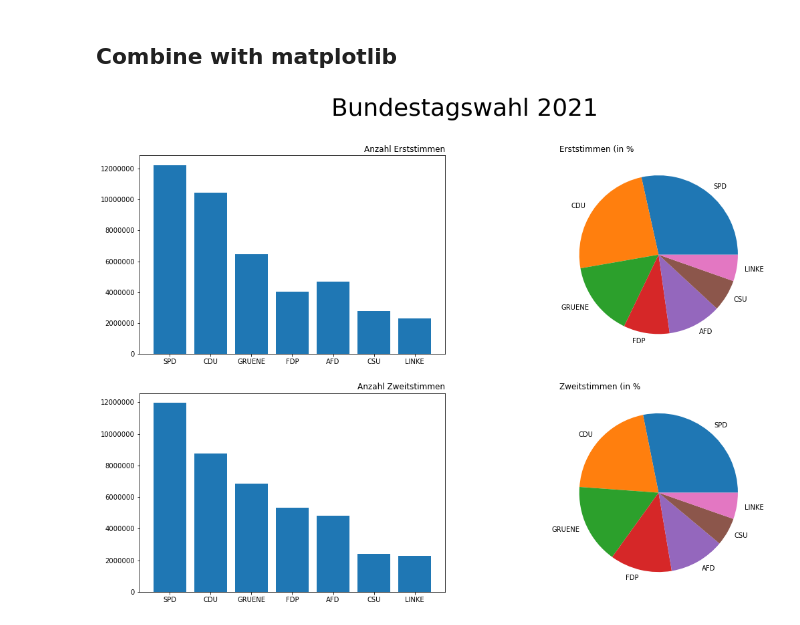
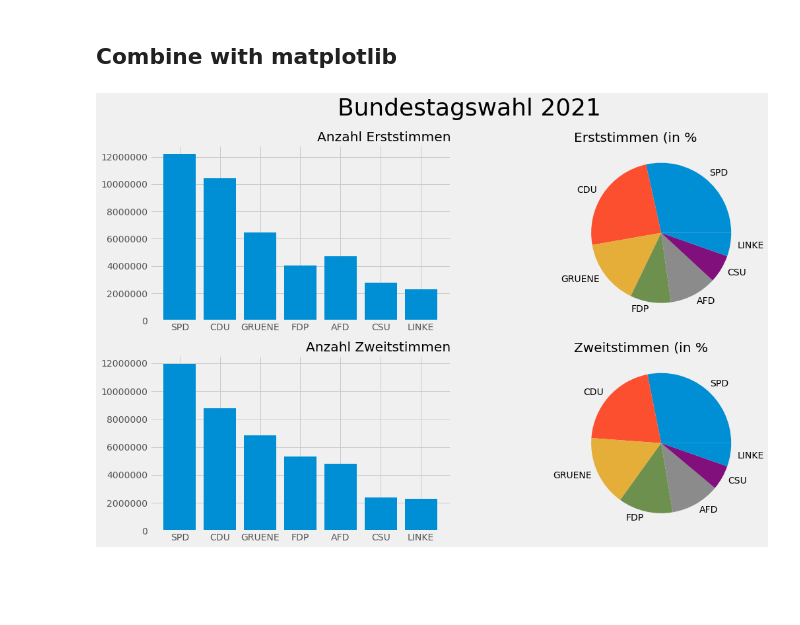
Before and after one commit to roman91DE/machine-learning, a Jupyter notebook: data-analytics/main.ipynb, the cells around one changed output. Drawn from its saved outputs; the diff is of its cells as text; code cells hidden in the pictures; blank space fills up the shorter version.

```diff
--- a/data-analytics/main.ipynb
+++ b/data-analytics/main.ipynb
@@ -141,23 +161,24 @@ print(
 # %%
 fig, axes = plt.subplots(nrows=2, ncols=2)
 
 # erststimmen
 axes[0][0].bar(df.index, df["erststimmen"])
 axes[0][0].set_title("Anzahl Erststimmen", loc="right")
 axes[0][0].yaxis.set_major_formatter(plt.FormatStrFormatter('%.0f'))    # use a formatter for standard int notation instead of scientific
 
 axes[0][1].pie(df["erststimmen_prozent"], labels=df.index)
 axes[0][1].set_title("Erststimmen (in %", loc="left")
 
 # zweitstimmen
 axes[1][0].bar(df.index, df["zweitstimmen"])
 axes[1][0].set_title("Anzahl Zweitstimmen", loc="right")
 axes[1][0].yaxis.set_major_formatter(plt.FormatStrFormatter('%.0f'))
 
 axes[1][1].pie(df["zweitstimmen_prozent"], labels=df.index)
 axes[1][1].set_title("Zweitstimmen (in %", loc="left")
 
 fig.suptitle("Bundestagswahl 2021", fontsize=36)                # figure super title
-fig.set_size_inches(18,12)
+fig.set_size_inches(16,10)
+plt.style.use(  'seaborn-notebook')
 # %% [output]
-[figure, old version]
+[figure, new version]
```
Also changed, not shown: parts of 1 cell of this notebook.
